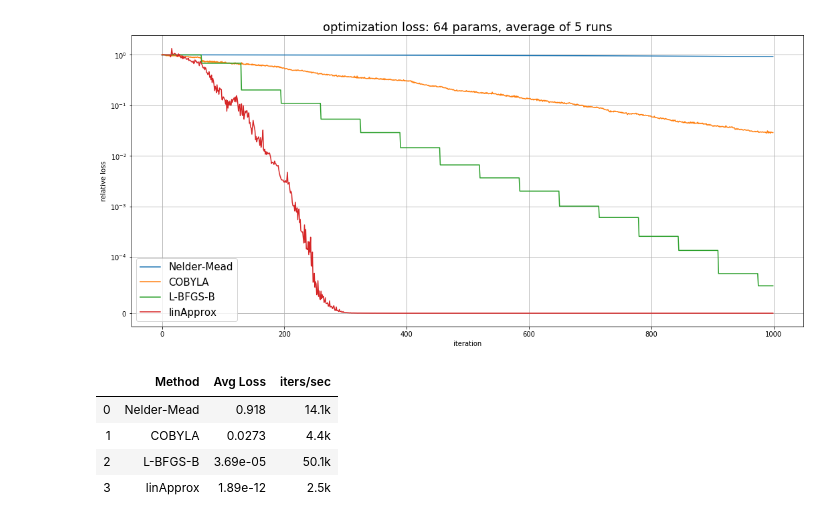
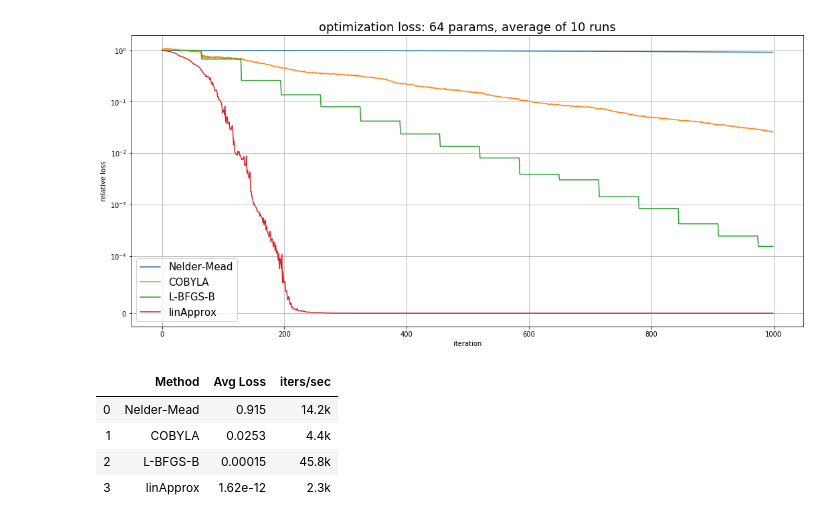
Before and after one commit to svantana/research, a Jupyter notebook: blackboxInverseSearch.ipynb, the cells around one changed output. Saved outputs shown, nothing was run; the diff lists cells and outputs as text; code cells hidden in the pictures.

Commit message:
blackboxInverse tweaks

```diff
--- a/blackboxInverseSearch.ipynb
+++ b/blackboxInverseSearch.ipynb
@@ -3,8 +3,6 @@ import numpy as np
 
 dimX = 64; dimY = 256
 maxNumIters = 1000
-lossList = np.zeros(maxNumIters)
-lossCount = 0
 
 # define problem
 A=[]; a0=[]; xTarget=[]; xStart=[]; yTarget=[]
@@ -18,7 +16,7 @@ def setupRandomProblem():
 
 # this is the unknown function that we want to invert
 def blackboxFunction(x):
-    return np.dot(A,np.sin(x))+ a0 # slightly nonlinear function
+    return np.dot(A,np.sin(x) + np.exp(x))+ a0 # slightly nonlinear function
 
 def lossFun(y):
     L = np.sum((y-yTarget)**2)
@@ -27,11 +25,6 @@ def lossFun(y):
         lossList[lossCount] = L**.5
     lossCount += 1
     return L;
-
-# standalone loss function needed for scipy.optimize methods
-def blackboxLoss(x):
-    y = blackboxFunction(x)
-    return lossFun(y)
 
 def linApprox_search(xStart, yTarget, nIter):
     nX = len(xStart); nMem = nX+1
@@ -46,7 +39,7 @@ def linApprox_search(xStart, yTarget, nIter):
 
     for iter in range(nIter):
         m = iter % nMem
-        if iter<14:
+        if iter<3:
             x += .03 * (np.random.rand(nX)-.5)
         else:
             M = np.minimum(iter,nMem) # current memory size
@@ -59,10 +52,10 @@ def linApprox_search(xStart, yTarget, nIter):
             # estimate A such that A*dx ~= dy (with small tikhonov term)
             lsA = regularizedLS(dX, dY, .001, 1e-20).T
 
-            # find x minimizing of norm(A*x - yStep)
+            # find x minimizing norm(A*x - yStep)
             xStep = regularizedLS(lsA, yStep, .01, 1e-20)
-
-            x = memX[minI,:] + xStep
+            stepNorm = np.sum(xStep**2)
+            x = memX[minI,:] + xStep * np.minimum(1.0, 1.0 / stepNorm)
 
         memX[m,:] = x
         memY[m,:] = blackboxFunction(x)
@@ -80,48 +73,52 @@ from matplotlib.colors import hsv_to_rgb
 methods = ['Nelder-Mead', 'COBYLA', 'L-BFGS-B', 'linApprox']
 methStats = np.zeros([len(methods),3])
 
-numReps = 5
+numReps = 10
 avgLossMat = np.zeros((maxNumIters,len(methods)))
 
 for rep in range(numReps):
     setupRandomProblem()
     for mInd, methodName in enumerate(methods):
-        lossCount=0; lossList *= 0.0
+        lossList = np.zeros(maxNumIters)
+        lossCount = 0
         T0 = time.perf_counter()
         if methodName=='linApprox':
             res = linApprox_search(xStart, yTarget, maxNumIters)
         else:
+            # standalone loss function needed for scipy.optimize methods
+            def blackboxLoss(x):
+                y = blackboxFunction(x)
+                return lossFun(y)
             opts = {'maxiter':maxNumIters, 'disp':False}
             res = scipy.optimize.minimize(blackboxLoss, xStart, method=methodName, options=opts)
 
         assert(lossCount>=maxNumIters)
         avgLossMat[:,mInd] += lossList
         methStats[mInd,0] += lossCount
         methStats[mInd,1] += (time.perf_counter()-T0)
         methStats[mInd,2] += np.min(lossList)/lossList[0]
 
-ax=plt.figure(figsize=(18, 8));
+plt.figure(figsize=(18, 8));
 _=plt.plot(avgLossMat/avgLossMat[0,0])
 plt.rcParams.update({'font.size': 15})
-#plt.xscale('symlog', linthreshx=100)
 plt.yscale('symlog', linthreshy=1e-4)
 plt.title("optimization loss: %d params, average of %d runs" % (dimX, numReps))
 plt.xlabel('iteration')
 plt.ylabel('relative loss')
 plt.grid(True)
 plt.legend(methods)
 plt.show()
 
 tabData = []
 for ind, meth in enumerate(methods):
     tabData.append([meth, "%.3g" % (methStats[ind,2]/numReps), "%.1fk" % (1e-3*methStats[ind,0]/methStats[ind,1]) ])
 
 import pandas as pd
 pd.DataFrame(tabData, columns=["Method", "Avg Loss", "iters/sec"])
 # %% [output]
-[figure, old version]
+[figure, new version]
 |  | Method | Avg Loss | iters/sec |
-| 0 | Nelder-Mead | 0.918 | 14.1k |
-| 1 | COBYLA | 0.0273 | 4.4k |
-| 2 | L-BFGS-B | 3.69e-05 | 50.1k |
-| 3 | linApprox | 1.89e-12 | 2.5k |
+| 0 | Nelder-Mead | 0.915 | 14.2k |
+| 1 | COBYLA | 0.0253 | 4.4k |
+| 2 | L-BFGS-B | 0.00015 | 45.8k |
+| 3 | linApprox | 1.62e-12 | 2.3k |
```
